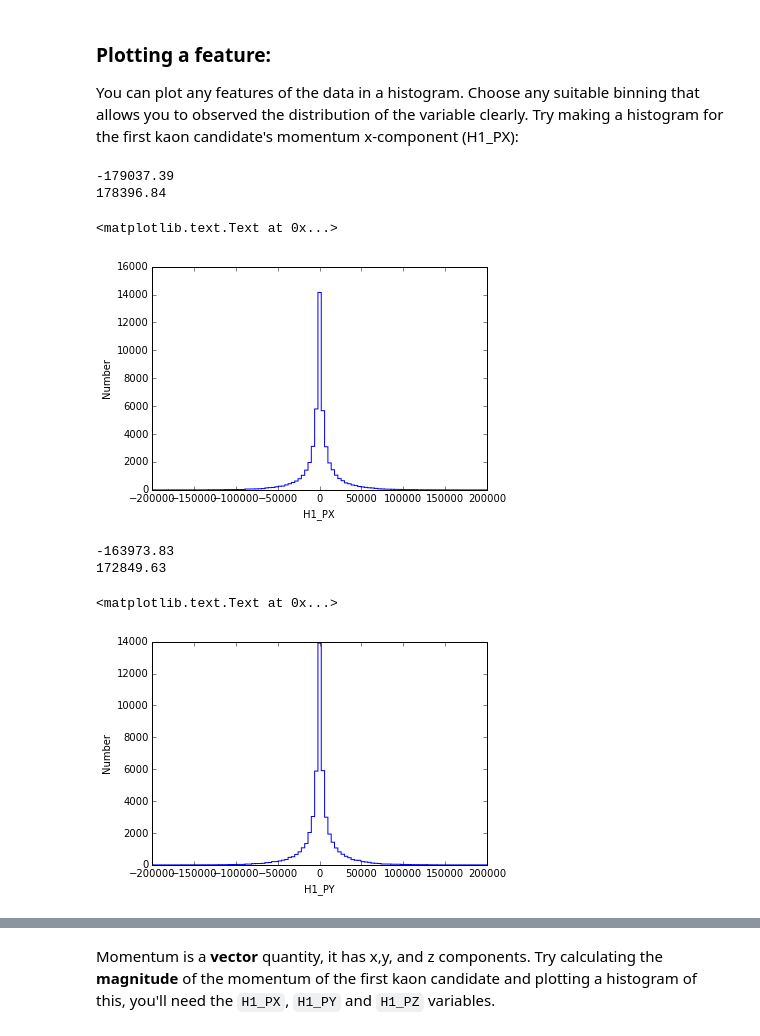
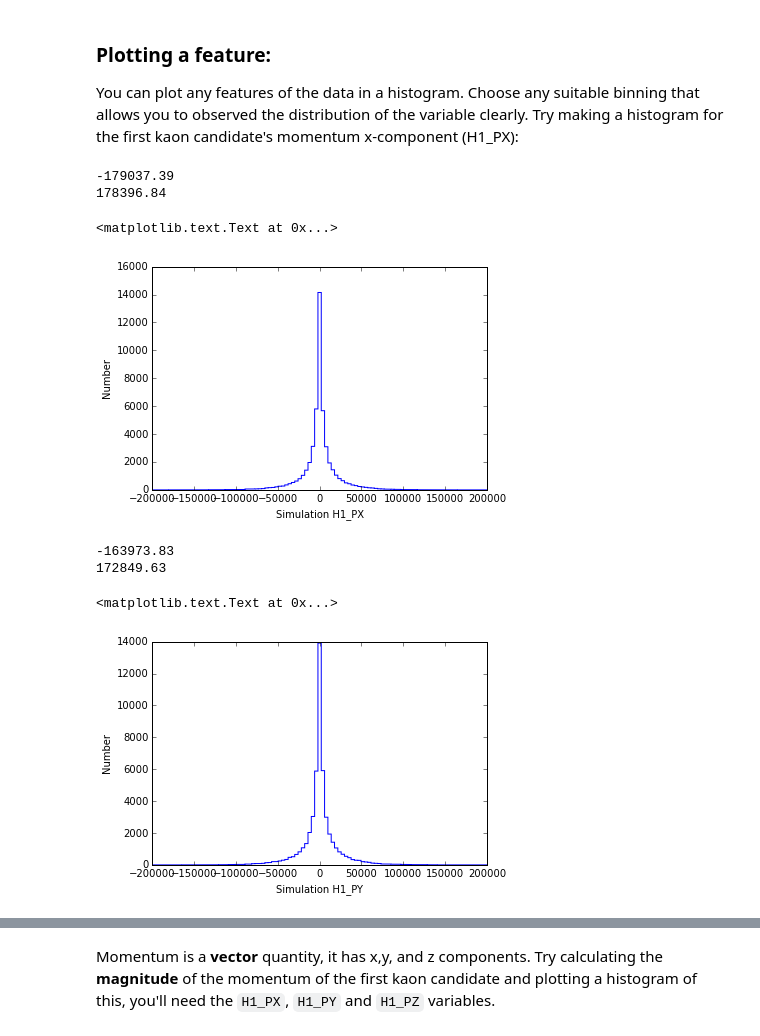
Before and after one commit to pjholt/opendata-project, a Jupyter notebook: LHCb_Open_Data_Project.ipynb, the cells around one changed output, grey strips where cells are left out. Cells and saved outputs as stored; diff of their text form; code cells hidden in the pictures.

```diff
--- a/LHCb_Open_Data_Project.ipynb
+++ b/LHCb_Open_Data_Project.ipynb
@@ -89,27 +89,27 @@ You can plot any features of the data in a histogram. Choose any suitable binnin
 # %%
 # make a histogram of the H1_PX variable here
 print(sim_data.H1_PX.min())
 print(sim_data.H1_PX.max())
 H_sim_data_H1_PX = sim_data.H1_PX.hist(bins=101, range=[-200000, 200000])
-xlabel('H1_PX')
+xlabel('Simulation H1_PX')
 ylabel('Number')
 # %% [output]
 -179037.39
 178396.84
 <matplotlib.text.Text at 0x...>
-[figure, old version]
+[figure, new version]
 # %%
 # make a histogram of the H1_PY variable here
 print(sim_data.H1_PY.min())
 print(sim_data.H1_PY.max())
 H_sim_data_H1_PY = sim_data.H1_PY.hist(bins=101, range=[-200000, 200000])
-xlabel('H1_PY')
+xlabel('Simulation H1_PY')
 ylabel('Number')
 # %% [output]
 -163973.83
 172849.63
 <matplotlib.text.Text at 0x...>
-[figure, old version]
+[figure, new version]
 # %%
 # make a histogram of the H1_PZ variable here
 print(sim_data.H1_PZ.min())
```
Also changed, not shown: parts of 26 cells of this notebook.
